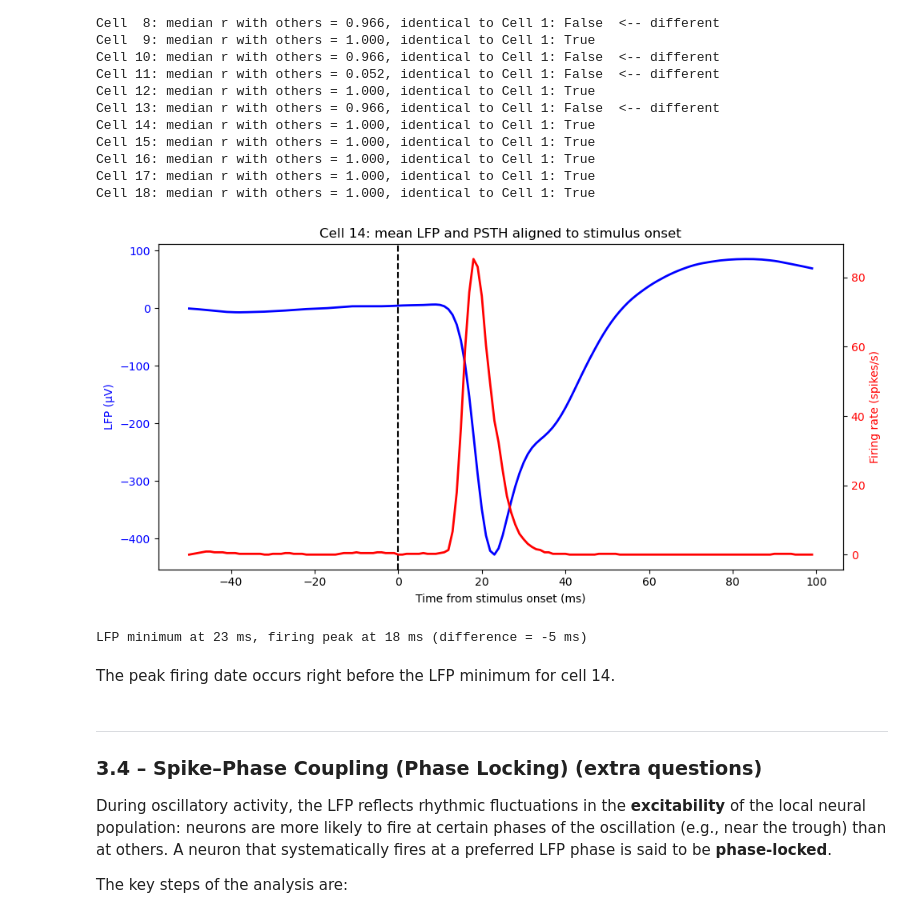
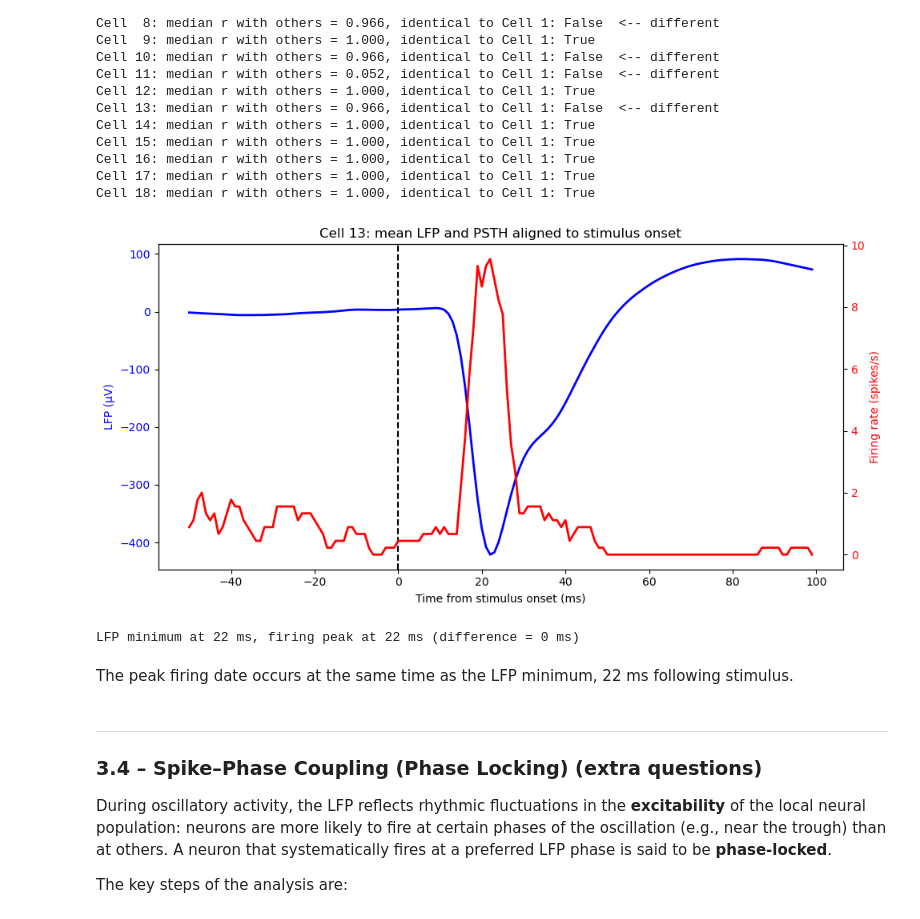
Before and after one commit to slerou/Group_1_HW_DataAnalysis_2026.ipynb, a Jupyter notebook: HW_SU_LFP_111026_student_2026.ipynb, the cells around one changed output. Cells and saved outputs as stored; diff of their text form; code cells hidden in the pictures.

```diff
--- a/HW_SU_LFP_111026_student_2026.ipynb
+++ b/HW_SU_LFP_111026_student_2026.ipynb
@@ -868,39 +861,39 @@ Cell 16: median r with others = 1.000, identical to Cell 1: True
 Cell 17: median r with others = 1.000, identical to Cell 1: True
 Cell 18: median r with others = 1.000, identical to Cell 1: True
 # %%
-cell_x = 14                       #we chose cell 14 as cell_x
+cell_x = 13                       #we chose cell 13 as cell_x as it shares the same LFP as cell 4
 t = np.arange(-50, 100)
 
 mean_lfp = lfp_aligned[cell_x].mean(axis=0)
 psth = unit_aligned[cell_x].mean(axis=0) / 0.001
 psth_smooth = np.convolve(psth, np.ones(5) / 5, mode="same")
 
 fig, ax1 = plt.subplots(figsize=(10, 5))
 ax1.plot(t, mean_lfp, color="blue", linewidth=2, label="Mean LFP")
 ax1.set_xlabel("Time from stimulus onset (ms)")
 ax1.set_ylabel("LFP (µV)", color="blue")
 ax1.tick_params(axis="y", labelcolor="blue")
 
 ax2 = ax1.twinx()                 # second y-axis sharing the same x-axis
 ax2.plot(t, psth_smooth, color="red", linewidth=2, label="PSTH (5 ms smoothed)")
 ax2.set_ylabel("Firing rate (spikes/s)", color="red")
 ax2.tick_params(axis="y", labelcolor="red")
 
 ax1.axvline(0, color="k", linestyle="--")
 plt.title(f"Cell {cell_x}: mean LFP and PSTH aligned to stimulus onset")
 fig.tight_layout()
 plt.show()
 
 post = t >= 0
 lfp_min_time = t[post][np.argmin(mean_lfp[post])]
 psth_peak_time = t[post][np.argmax(psth_smooth[post])]
 print(f"LFP minimum at {lfp_min_time} ms, firing peak at {psth_peak_time} ms "
       f"(difference = {psth_peak_time - lfp_min_time} ms)")
 # %% [output]
-[figure, old version]
+[figure, new version]
-LFP minimum at 23 ms, firing peak at 18 ms (difference = -5 ms)
+LFP minimum at 22 ms, firing peak at 22 ms (difference = 0 ms)
 # %% [markdown]
-The peak firing date occurs right before the LFP minimum for cell 14.
+The peak firing date occurs at the same time as the LFP minimum, 22 ms following stimulus.
 # %% [markdown]
 ---
 ### 3.4 – Spike–Phase Coupling (Phase Locking) (extra questions)
```
Also changed, not shown: parts of 5 cells of this notebook.
